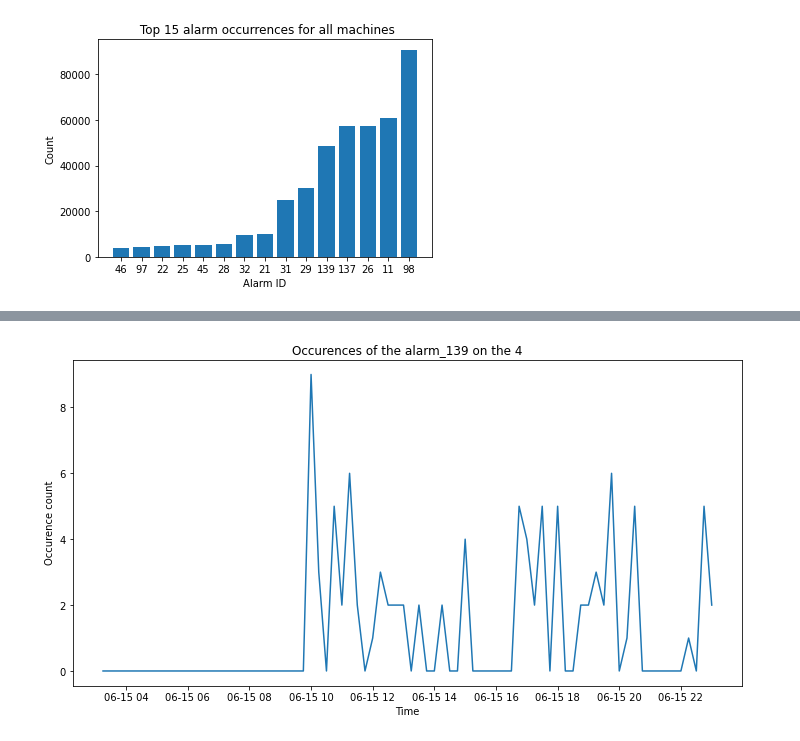
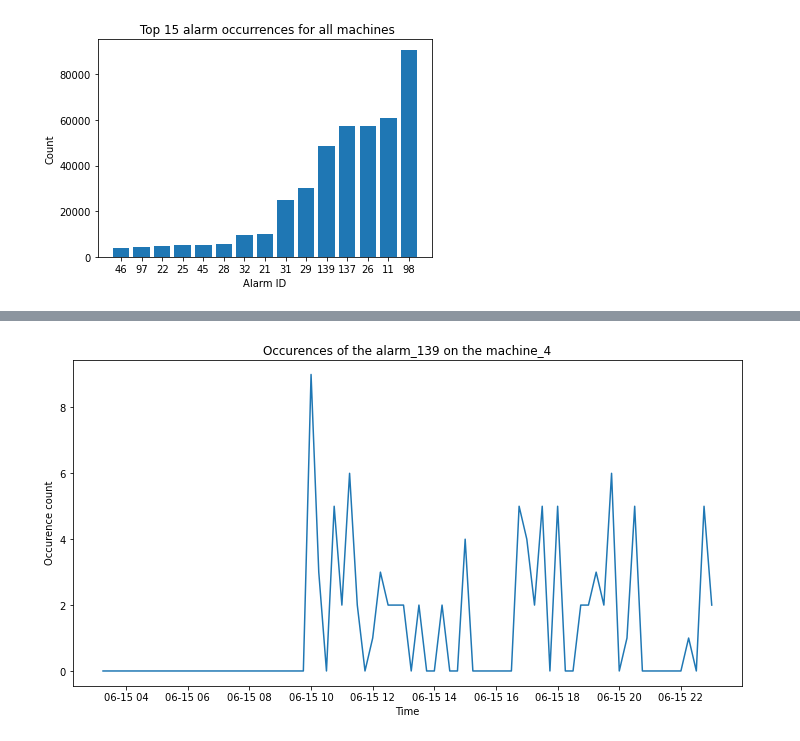
Before and after one commit to shamilnabiyev/automl-time-series, a Jupyter notebook: notebooks/alarm-logs-packaging-industry.ipynb, the cells around one changed output, grey strips where cells are left out. Cells and saved outputs as stored; diff of their text form; code cells hidden in the pictures.

```diff
--- a/notebooks/alarm-logs-packaging-industry.ipynb
+++ b/notebooks/alarm-logs-packaging-industry.ipynb
@@ -168,13 +168,13 @@ machine4_encoded
 # %%
 machine_id = 4
 alarm_id = "alarm_139"
 
 plt_1 = plt.figure(figsize=(12, 6))
 plt.plot(machine4_transformed.index[-80:], machine4_transformed[alarm_id][-80:])
 
-plt.title(f"Occurences of the {alarm_id} on the {machine_id}")
+plt.title(f"Occurences of the {alarm_id} on the machine_{machine_id}")
 plt.xlabel("Time")
 plt.ylabel("Occurence count")
 plt.show()
 # %% [output]
-[figure, old version]
+[figure, new version]
```
Also changed, not shown: parts of 14 cells of this notebook.
